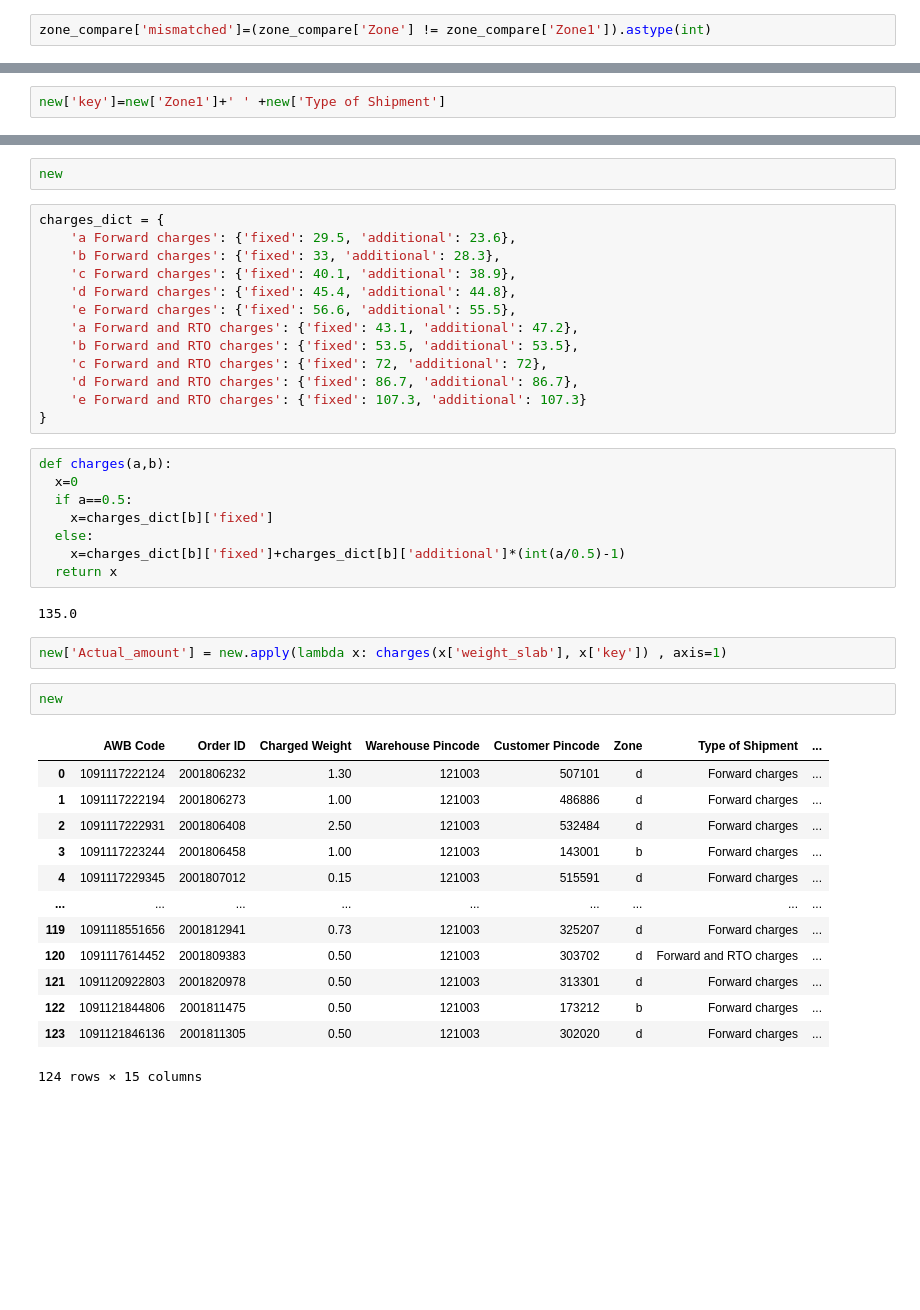
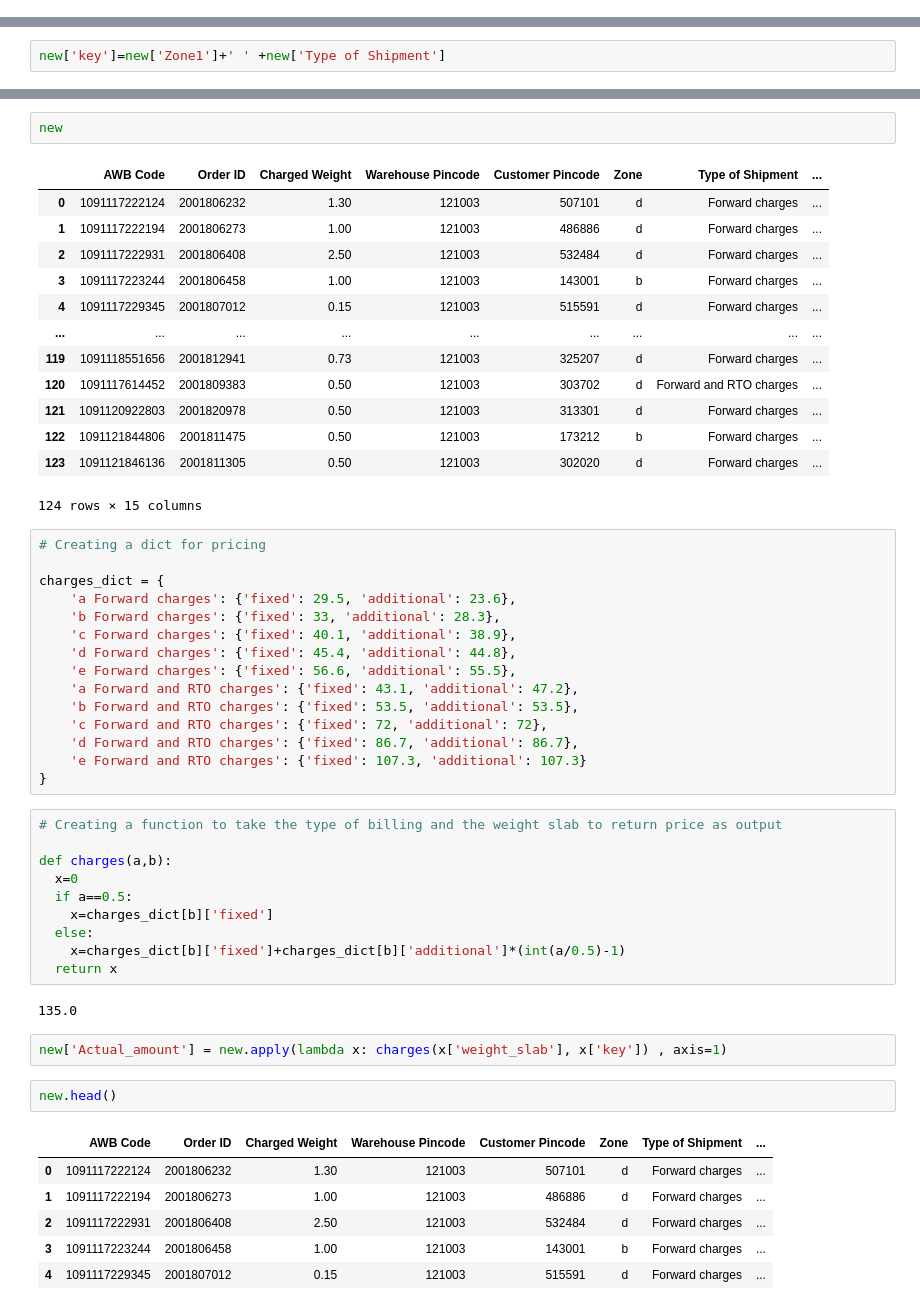
Before and after one commit to Sriharish19/Cointab_assessment, a Jupyter notebook: Cointab.ipynb, the cells around one changed output, grey strips where cells are left out. Cells and saved outputs as stored; diff of their text form; blank space fills up the shorter version.

```diff
--- a/Cointab.ipynb
+++ b/Cointab.ipynb
@@ -46,8 +52,6 @@ cc=pd.read_excel('/content/My_drive/MyDrive/Cointab/Courier Company - Invoice.xl
 cc1=cc[['Order ID','Customer Pincode','Zone']]
 
 zone_compare=pd.merge(cc1,zone[['Customer Pincode','Zone1']],how='left',on='Customer Pincode')
-# %%
-zone_compare['mismatched']=(zone_compare['Zone'] != zone_compare['Zone1']).astype(int)
 # %%
 company_orders=pd.merge(zone_compare[['Order ID','Zone1']],df3,how='left',on='Order ID')
 # %%
@@ -88,7 +89,23 @@ def get_weight_slab(weight):
 new['weight_slab'] = new['xtotal_weight'].apply(get_weight_slab)
 # %%
 new
+# %% [output]
+|  | AWB Code | Order ID | Charged Weight | Warehouse Pincode | Customer Pincode | Zone | Type of Shipment | ... |
+| 0 | 1091117222124 | 2001806232 | 1.30 | 121003 | 507101 | d | Forward charges | ... |
+| 1 | 1091117222194 | 2001806273 | 1.00 | 121003 | 486886 | d | Forward charges | ... |
+| 2 | 1091117222931 | 2001806408 | 2.50 | 121003 | 532484 | d | Forward charges | ... |
+| 3 | 1091117223244 | 2001806458 | 1.00 | 121003 | 143001 | b | Forward charges | ... |
+| 4 | 1091117229345 | 2001807012 | 0.15 | 121003 | 515591 | d | Forward charges | ... |
+| ... | ... | ... | ... | ... | ... | ... | ... | ... |
+| 119 | 1091118551656 | 2001812941 | 0.73 | 121003 | 325207 | d | Forward charges | ... |
+| 120 | 1091117614452 | 2001809383 | 0.50 | 121003 | 303702 | d | Forward and RTO charges | ... |
+| 121 | 1091120922803 | 2001820978 | 0.50 | 121003 | 313301 | d | Forward charges | ... |
+| 122 | 1091121844806 | 2001811475 | 0.50 | 121003 | 173212 | b | Forward charges | ... |
+| 123 | 1091121846136 | 2001811305 | 0.50 | 121003 | 302020 | d | Forward charges | ... |
+124 rows × 15 columns
 # %%
+# Creating a dict for pricing
+
 charges_dict = {
     'a Forward charges': {'fixed': 29.5, 'additional': 23.6},
     'b Forward charges': {'fixed': 33, 'additional': 28.3},
@@ -102,6 +119,8 @@ charges_dict = {
     'e Forward and RTO charges': {'fixed': 107.3, 'additional': 107.3}
 }
 # %%
+# Creating a function to take the type of billing and the weight slab to return price as output
+
 def charges(a,b):
   x=0
   if a==0.5:
@@ -114,20 +133,13 @@ def charges(a,b):
 # %%
 new['Actual_amount'] = new.apply(lambda x: charges(x['weight_slab'], x['key']) , axis=1)
 # %%
-new
+new.head()
 # %% [output]
 |  | AWB Code | Order ID | Charged Weight | Warehouse Pincode | Customer Pincode | Zone | Type of Shipment | ... |
 | 0 | 1091117222124 | 2001806232 | 1.30 | 121003 | 507101 | d | Forward charges | ... |
 | 1 | 1091117222194 | 2001806273 | 1.00 | 121003 | 486886 | d | Forward charges | ... |
 | 2 | 1091117222931 | 2001806408 | 2.50 | 121003 | 532484 | d | Forward charges | ... |
 | 3 | 1091117223244 | 2001806458 | 1.00 | 121003 | 143001 | b | Forward charges | ... |
 | 4 | 1091117229345 | 2001807012 | 0.15 | 121003 | 515591 | d | Forward charges | ... |
-| ... | ... | ... | ... | ... | ... | ... | ... | ... |
-| 119 | 1091118551656 | 2001812941 | 0.73 | 121003 | 325207 | d | Forward charges | ... |
-| 120 | 1091117614452 | 2001809383 | 0.50 | 121003 | 303702 | d | Forward and RTO charges | ... |
-| 121 | 1091120922803 | 2001820978 | 0.50 | 121003 | 313301 | d | Forward charges | ... |
-| 122 | 1091121844806 | 2001811475 | 0.50 | 121003 | 173212 | b | Forward charges | ... |
-| 123 | 1091121846136 | 2001811305 | 0.50 | 121003 | 302020 | d | Forward charges | ... |
-124 rows × 15 columns
 # %%
 new1=new[['Billing Amount (Rs.)','Actual_amount']]
```
Also changed, not shown: parts of 23 cells of this notebook.
